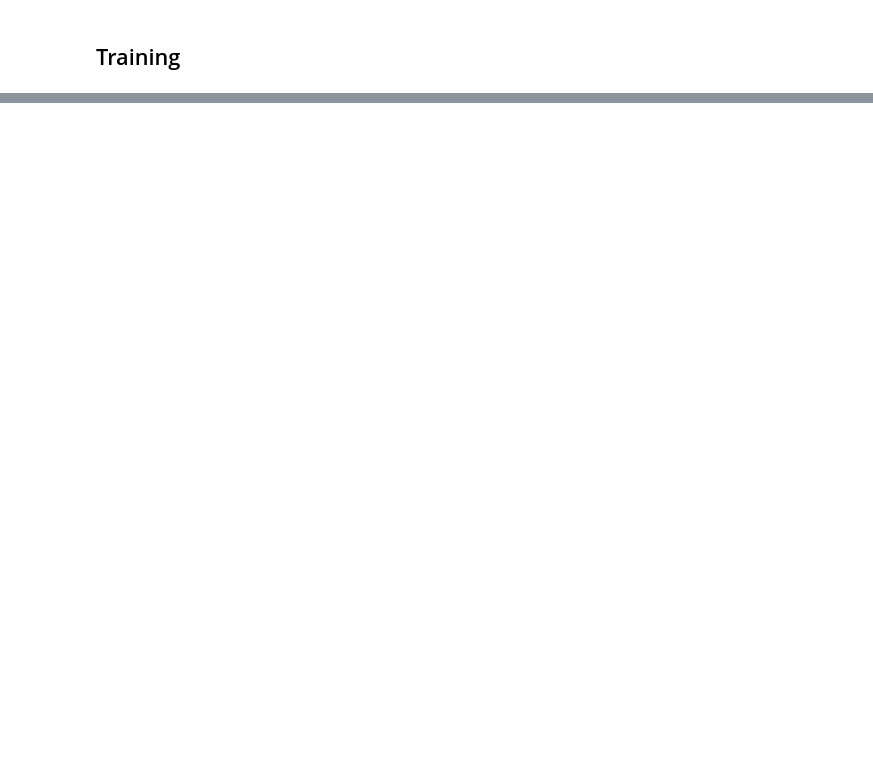
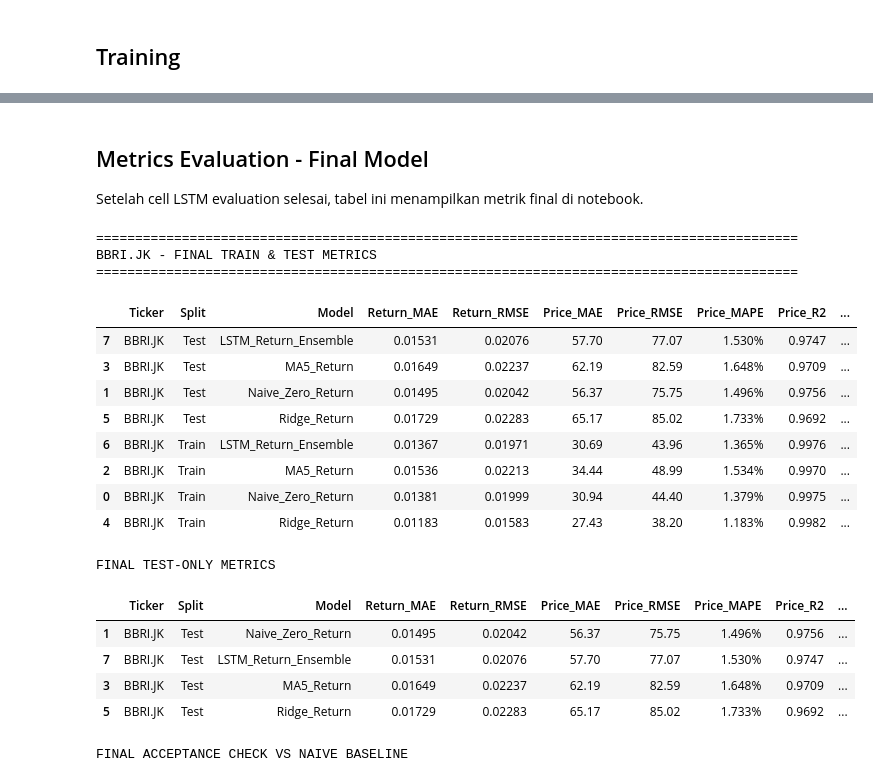
Before and after one commit to RaksaDana/RaksaDana, a Jupyter notebook: notebook/04.BBRI-Modelling-Evaluation.ipynb, the cells around one changed output, grey strips where cells are left out. Cells and saved outputs as stored; diff of their text form; code cells hidden in the pictures; blank space fills up the shorter version.

```diff
--- a/notebook/04.BBRI-Modelling-Evaluation.ipynb
+++ b/notebook/04.BBRI-Modelling-Evaluation.ipynb
@@ -504,0 +512,21 @@ MLflow : mlflow ui --backend-store-uri sqlite:///c:\Users\akbar\VSCode Project\R
+# %%
+if tf is None:
+    raise ImportError(f'TensorFlow belum tersedia di environment ini: {TF_IMPORT_ERROR}')
+
+val_start = int(len(X_train) * (1 - VAL_SIZE))
+X_tr, X_val = X_train[:val_start], X_train[val_start:]
+y_tr, y_val = y_train_scaled[:val_start], y_train_scaled[val_start:]
+callbacks = [
+    EarlyStopping(monitor='val_loss', patience=CONFIG['es_patience'], restore_best_weights=True, start_from_epoch=8, verbose=1),
+    ReduceLROnPlateau(monitor='val_loss', factor=0.5, patience=5, min_lr=1e-6, verbose=1),
+]
+ensemble, histories = [], []
+for seed in SEEDS:
+    set_seed(seed)
+    model = build_model((WINDOW_SIZE, len(feature_cols)), **CONFIG)
+    history = model.fit(X_tr, y_tr, validation_data=(X_val, y_val), epochs=CONFIG['epochs'], batch_size=CONFIG['batch_size'], callbacks=callbacks, shuffle=False, verbose=1)
+    ensemble.append(model); histories.append(history.history)
+    print(f'seed={seed} epochs={len(history.history["loss"])} best_val_loss={min(history.history["val_loss"]):.5f}')
+model_path = RETURN_MODEL_DIR / f'return_lstm_{SAFE_TICKER}_best.keras'
+ensemble[0].save(model_path)
+print(f'Saved: {model_path}')
@@ -504,0 +592,44 @@ MLflow : mlflow ui --backend-store-uri sqlite:///c:\Users\akbar\VSCode Project\R
+# %% [markdown]
+## Metrics Evaluation - Final Model
+Setelah cell LSTM evaluation selesai, tabel ini menampilkan metrik final di notebook.
+# %%
+# FINAL METRIK EVALUASI DI NOTEBOOK, TERMASUK LSTM
+show_metrics(f'{TICKER} - FINAL TRAIN & TEST METRICS', metrics_df)
+
+print('\nFINAL TEST-ONLY METRICS')
+display(
+    metrics_df[metrics_df['Split'] == 'Test'][METRIC_COLUMNS]
+    .sort_values('Return_RMSE')
+    .style
+    .format(METRIC_FORMAT)
+    .background_gradient(subset=['Return_RMSE', 'Price_RMSE', 'Price_MAPE'], cmap='RdYlGn_r')
+    .background_gradient(subset=['Price_R2', 'Direction_Accuracy'], cmap='RdYlGn')
+)
+
+print('\nFINAL ACCEPTANCE CHECK VS NAIVE BASELINE')
+display(acceptance_df.style.format({
+    'Naive_Return_RMSE': '{:.5f}',
+    'Model_Return_RMSE': '{:.5f}',
+    'Naive_DA': '{:.2f}%',
+    'Model_DA': '{:.2f}%',
+}))
+# %% [output]
+==========================================================================================
+BBRI.JK - FINAL TRAIN & TEST METRICS
+==========================================================================================
+|  | Ticker | Split | Model | Return_MAE | Return_RMSE | Price_MAE | Price_RMSE | Price_MAPE | Price_R2 | ... |
+| 7 | BBRI.JK | Test | LSTM_Return_Ensemble | 0.01531 | 0.02076 | 57.70 | 77.07 | 1.530% | 0.9747 | ... |
+| 3 | BBRI.JK | Test | MA5_Return | 0.01649 | 0.02237 | 62.19 | 82.59 | 1.648% | 0.9709 | ... |
+| 1 | BBRI.JK | Test | Naive_Zero_Return | 0.01495 | 0.02042 | 56.37 | 75.75 | 1.496% | 0.9756 | ... |
+| 5 | BBRI.JK | Test | Ridge_Return | 0.01729 | 0.02283 | 65.17 | 85.02 | 1.733% | 0.9692 | ... |
+| 6 | BBRI.JK | Train | LSTM_Return_Ensemble | 0.01367 | 0.01971 | 30.69 | 43.96 | 1.365% | 0.9976 | ... |
+| 2 | BBRI.JK | Train | MA5_Return | 0.01536 | 0.02213 | 34.44 | 48.99 | 1.534% | 0.9970 | ... |
+| 0 | BBRI.JK | Train | Naive_Zero_Return | 0.01381 | 0.01999 | 30.94 | 44.40 | 1.379% | 0.9975 | ... |
+| 4 | BBRI.JK | Train | Ridge_Return | 0.01183 | 0.01583 | 27.43 | 38.20 | 1.183% | 0.9982 | ... |
+FINAL TEST-ONLY METRICS
+|  | Ticker | Split | Model | Return_MAE | Return_RMSE | Price_MAE | Price_RMSE | Price_MAPE | Price_R2 | ... |
+| 1 | BBRI.JK | Test | Naive_Zero_Return | 0.01495 | 0.02042 | 56.37 | 75.75 | 1.496% | 0.9756 | ... |
+| 7 | BBRI.JK | Test | LSTM_Return_Ensemble | 0.01531 | 0.02076 | 57.70 | 77.07 | 1.530% | 0.9747 | ... |
+| 3 | BBRI.JK | Test | MA5_Return | 0.01649 | 0.02237 | 62.19 | 82.59 | 1.648% | 0.9709 | ... |
+| 5 | BBRI.JK | Test | Ridge_Return | 0.01729 | 0.02283 | 65.17 | 85.02 | 1.733% | 0.9692 | ... |
+FINAL ACCEPTANCE CHECK VS NAIVE BASELINE
```
Also changed, not shown: parts of 68 cells of this notebook, 27 other files.
